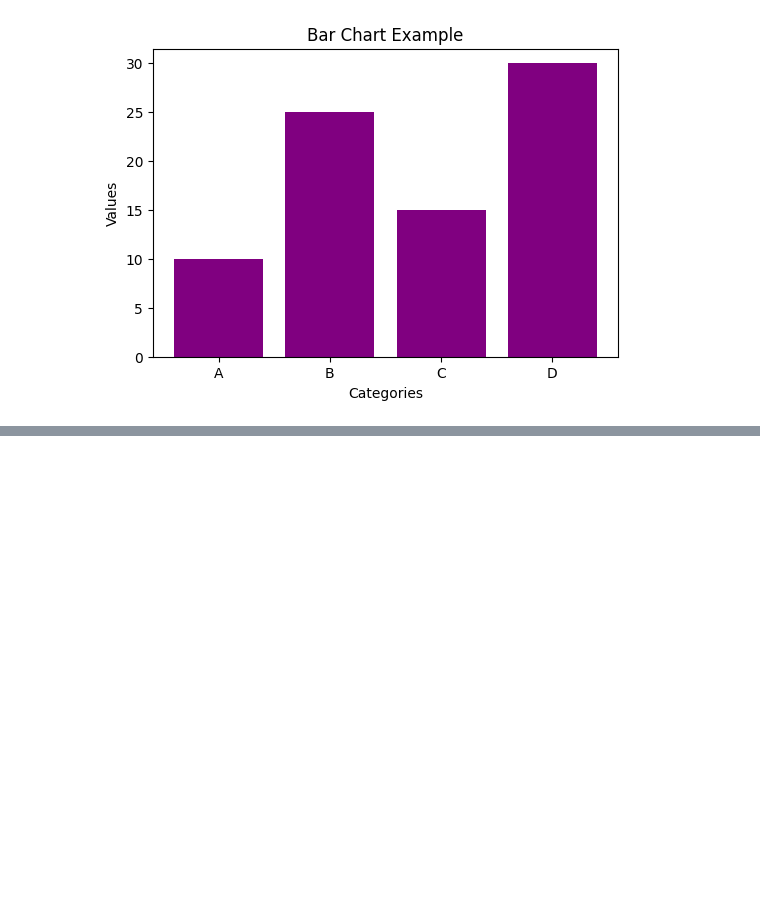
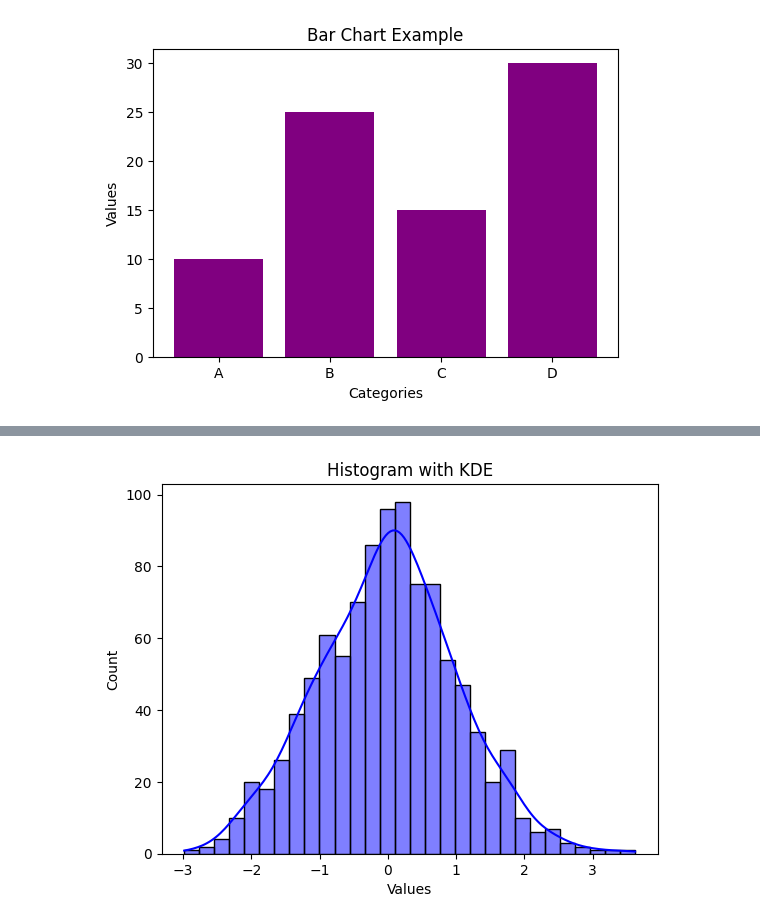
Before and after one commit to Dharani0128/DB, a Jupyter notebook: Dharani.ipynb, the cells around one changed output, grey strips where cells are left out. Cells and saved outputs as stored; diff of their text form; code cells hidden in the pictures; blank space fills up the shorter version.

```diff
--- a/Dharani.ipynb
+++ b/Dharani.ipynb
@@ -26,0 +37,10 @@ plt.show()
+# %%
+import seaborn as sns
+import pandas as pd
+data = np.random.randn(1000)
+df = pd.DataFrame(data, columns=['Values'])
+sns.histplot(df['Values'], bins=30, kde=True, color='blue')
+plt.title("Histogram with KDE")
+plt.show()
+# %% [output]
+[figure, added]
```
Also changed, not shown: parts of 7 cells of this notebook.
